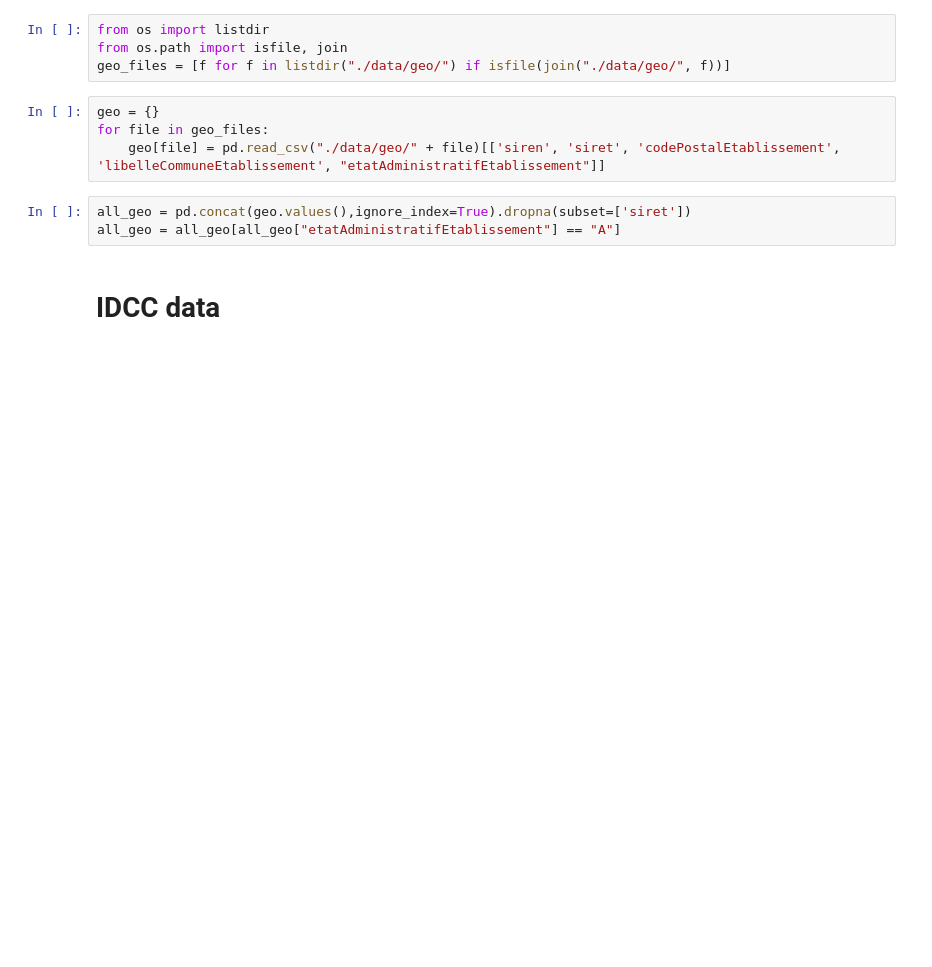
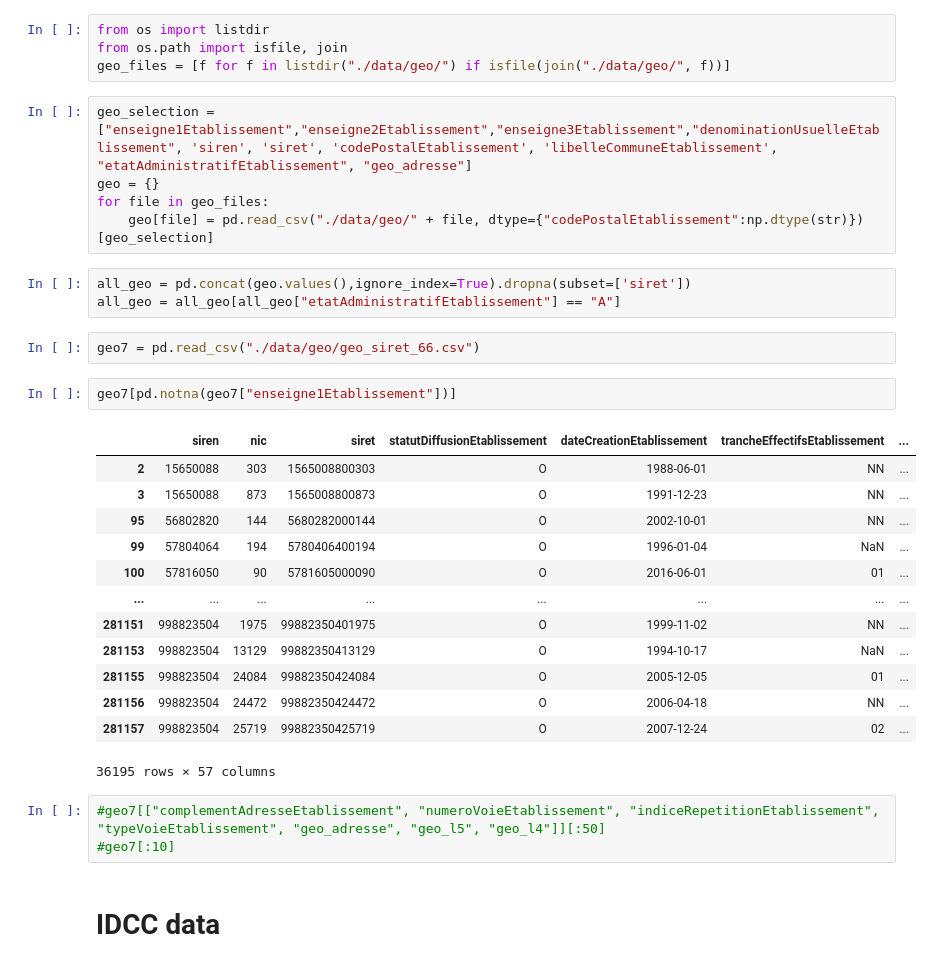
Before and after one commit to SocialGouv/recherche-entreprises, a Jupyter notebook: data_parsing.ipynb, the cells around one changed output. Drawn from its saved outputs; the diff is of its cells as text; blank space fills up the shorter version.

```diff
--- a/data_parsing.ipynb
+++ b/data_parsing.ipynb
@@ -37,12 +45,34 @@ from os import listdir
 from os.path import isfile, join
 geo_files = [f for f in listdir("./data/geo/") if isfile(join("./data/geo/", f))]
 # %%
+geo_selection = ["enseigne1Etablissement","enseigne2Etablissement","enseigne3Etablissement","denominationUsuelleEtablissement", 'siren', 'siret', 'codePostalEtablissement', 'libelleCommuneEtablissement', "etatAdministratifEtablissement", "geo_adresse"]
 geo = {}
 for file in geo_files:
-    geo[file] = pd.read_csv("./data/geo/" + file)[['siren', 'siret', 'codePostalEtablissement', 'libelleCommuneEtablissement', "etatAdministratifEtablissement"]]
+    geo[file] = pd.read_csv("./data/geo/" + file, dtype={"codePostalEtablissement":np.dtype(str)})[geo_selection]
 # %%
 all_geo = pd.concat(geo.values(),ignore_index=True).dropna(subset=['siret'])
 all_geo = all_geo[all_geo["etatAdministratifEtablissement"] == "A"]
+# %%
+geo7 = pd.read_csv("./data/geo/geo_siret_66.csv")
+# %%
+geo7[pd.notna(geo7["enseigne1Etablissement"])]
+# %% [output]
+|  | siren | nic | siret | statutDiffusionEtablissement | dateCreationEtablissement | trancheEffectifsEtablissement | ... |
+| 2 | 15650088 | 303 | 1565008800303 | O | 1988-06-01 | NN | ... |
+| 3 | 15650088 | 873 | 1565008800873 | O | 1991-12-23 | NN | ... |
+| 95 | 56802820 | 144 | 5680282000144 | O | 2002-10-01 | NN | ... |
+| 99 | 57804064 | 194 | 5780406400194 | O | 1996-01-04 | NaN | ... |
+| 100 | 57816050 | 90 | 5781605000090 | O | 2016-06-01 | 01 | ... |
+| ... | ... | ... | ... | ... | ... | ... | ... |
+| 281151 | 998823504 | 1975 | 99882350401975 | O | 1999-11-02 | NN | ... |
+| 281153 | 998823504 | 13129 | 99882350413129 | O | 1994-10-17 | NaN | ... |
+| 281155 | 998823504 | 24084 | 99882350424084 | O | 2005-12-05 | 01 | ... |
+| 281156 | 998823504 | 24472 | 99882350424472 | O | 2006-04-18 | NN | ... |
+| 281157 | 998823504 | 25719 | 99882350425719 | O | 2007-12-24 | 02 | ... |
+36195 rows × 57 columns
+# %%
+#geo7[["complementAdresseEtablissement", "numeroVoieEtablissement", "indiceRepetitionEtablissement", "typeVoieEtablissement", "geo_adresse", "geo_l5", "geo_l4"]][:50]
+#geo7[:10]
 # %% [markdown]
 # IDCC data
 # %%
```
Also changed, not shown: parts of 13 cells of this notebook, 6 other files.
